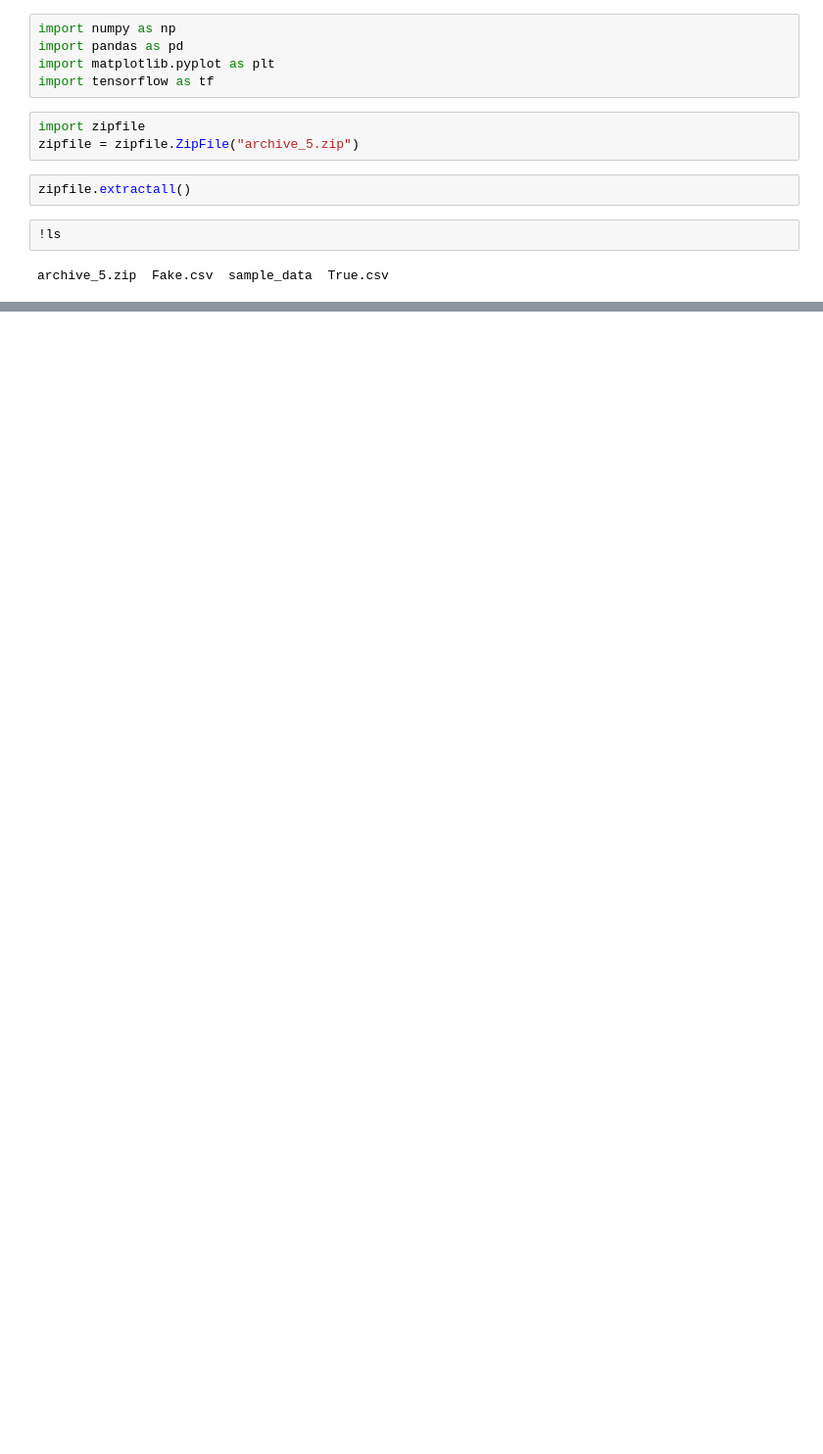
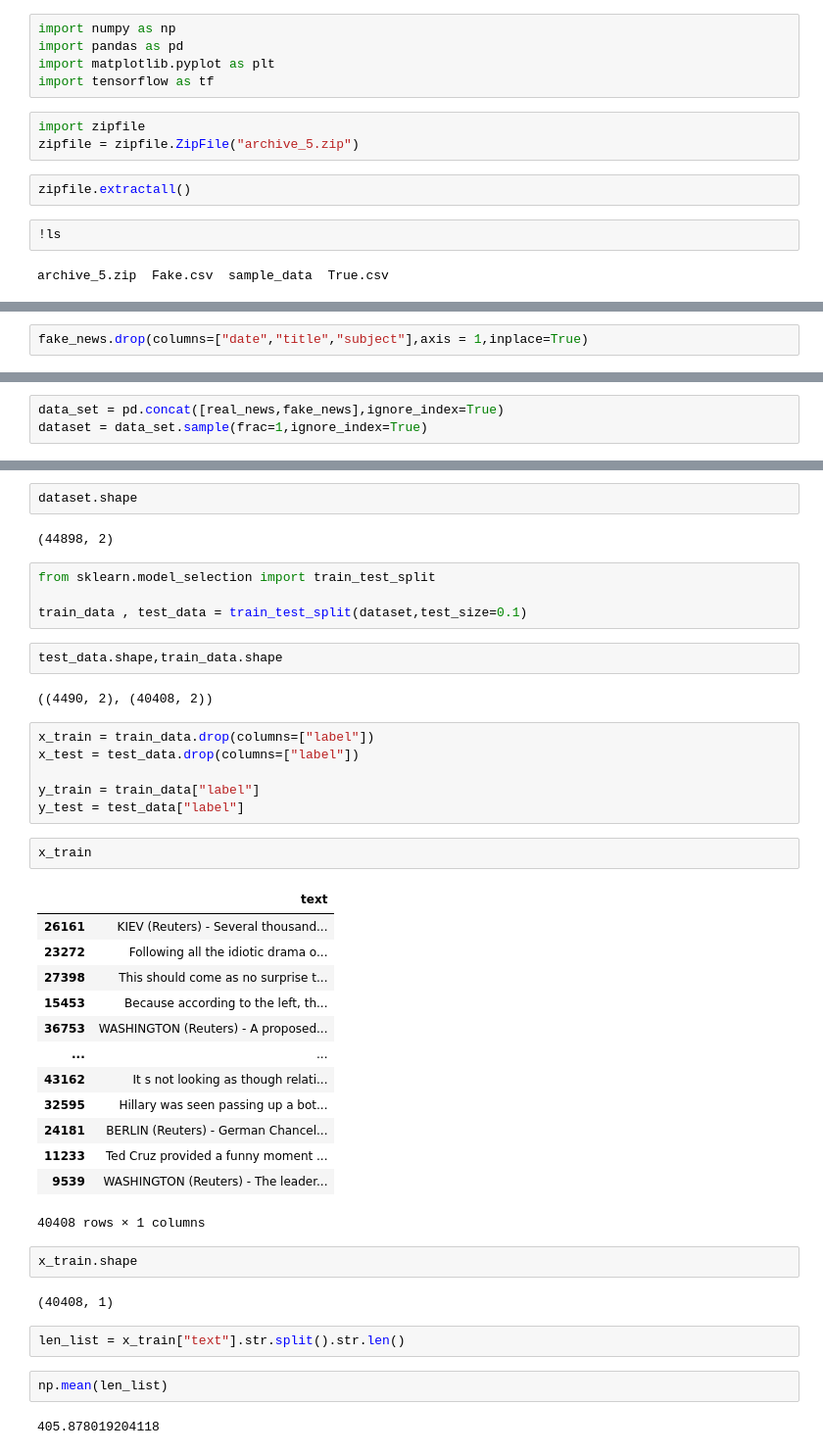
Before and after one commit to Alirs2002/fake_and_real_news, a Jupyter notebook: fake_news.ipynb, the cells around one changed output, grey strips where cells are left out. Shown at 98% size. Cells and saved outputs as stored; diff of their text form; blank space fills up the shorter version.

```diff
--- a/fake_news.ipynb
+++ b/fake_news.ipynb
@@ -40,0 +108,2 @@ memory usage: 733.9+ KB
+# %%
+fake_news.drop(columns=["date","title","subject"],axis = 1,inplace=True)
@@ -40,0 +121,3 @@ memory usage: 733.9+ KB
+# %%
+data_set = pd.concat([real_news,fake_news],ignore_index=True)
+dataset = data_set.sample(frac=1,ignore_index=True)
@@ -40,0 +142,44 @@ memory usage: 733.9+ KB
+# %%
+dataset.shape
+# %% [output]
+(44898, 2)
+# %%
+from sklearn.model_selection import train_test_split
+
+train_data , test_data = train_test_split(dataset,test_size=0.1)
+# %%
+test_data.shape,train_data.shape
+# %% [output]
+((4490, 2), (40408, 2))
+# %%
+x_train = train_data.drop(columns=["label"])
+x_test = test_data.drop(columns=["label"])
+
+y_train = train_data["label"]
+y_test = test_data["label"]
+# %%
+x_train
+# %% [output]
+|  | text |
+| 26161 | KIEV (Reuters) - Several thousand... |
+| 23272 | Following all the idiotic drama o... |
+| 27398 | This should come as no surprise t... |
+| 15453 | Because according to the left, th... |
+| 36753 | WASHINGTON (Reuters) - A proposed... |
+| ... | ... |
+| 43162 | It s not looking as though relati... |
+| 32595 | Hillary was seen passing up a bot... |
+| 24181 | BERLIN (Reuters) - German Chancel... |
+| 11233 | Ted Cruz provided a funny moment ... |
+| 9539 | WASHINGTON (Reuters) - The leader... |
+40408 rows × 1 columns
+# %%
+x_train.shape
+# %% [output]
+(40408, 1)
+# %%
+len_list = x_train["text"].str.split().str.len()
+# %%
+np.mean(len_list)
+# %% [output]
+405.878019204118
```
Also changed, not shown: parts of 18 cells of this notebook.
